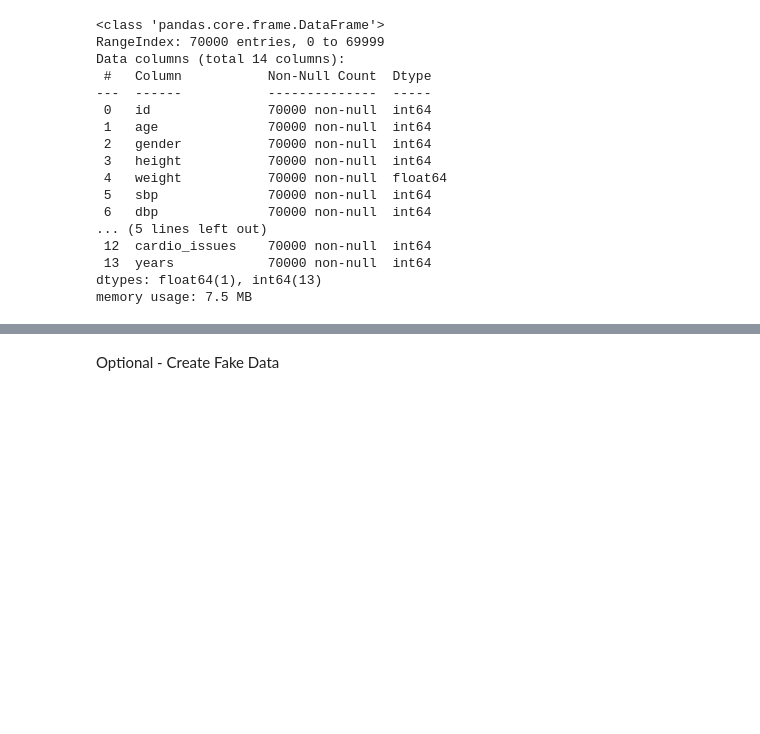
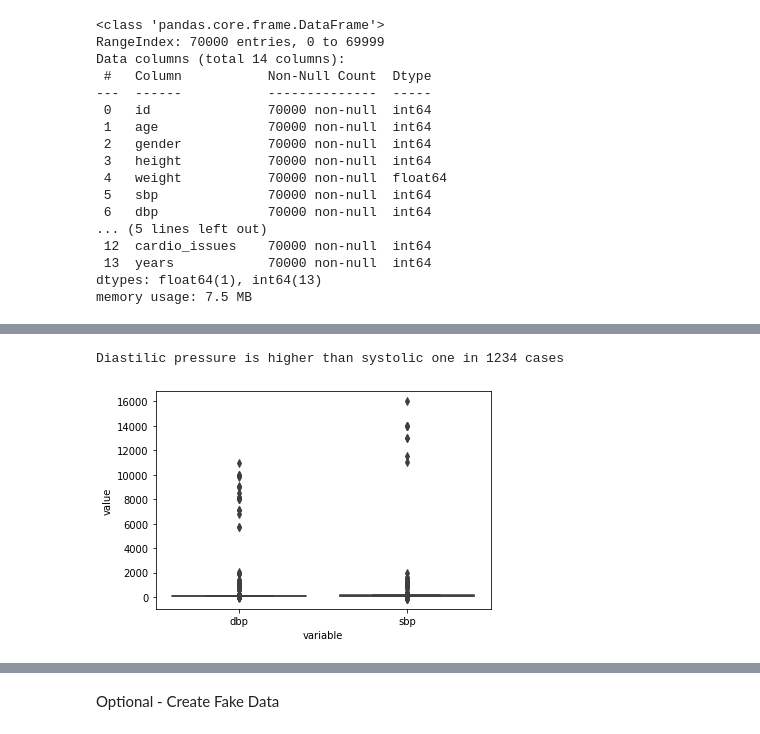
Before and after one commit to bojiix/RAM-OSI-BAN-AI, a Jupyter notebook: ErrorFilterAndOthers.ipynb, the cells around one changed output, grey strips where cells are left out. Cells and saved outputs as stored; diff of their text form; code cells hidden in the pictures; blank space fills up the shorter version.

```diff
--- a/ErrorFilterAndOthers.ipynb
+++ b/ErrorFilterAndOthers.ipynb
@@ -399,0 +420,4 @@ df.describe() # calculeaza count, mean, ... max pentru toate datele
+# %%
+def checkDSP(data, bpmelt):
+  sns.boxplot(x = 'variable',y = 'value',data = bpmelt)
+  print("Diastilic pressure is higher than systolic one in {0} cases".format(data[data['dbp']> data['sbp']].shape[0]))
@@ -399,0 +440,3 @@ df.describe() # calculeaza count, mean, ... max pentru toate datele
+# %%
+blood_pressure = df.loc[:,['dbp','sbp']]
+blood_pressure
@@ -399,0 +457,3 @@ df.describe() # calculeaza count, mean, ... max pentru toate datele
+# %%
+blood_pressureMelt = blood_pressure.melt()
+blood_pressureMelt
@@ -399,0 +474,5 @@ df.describe() # calculeaza count, mean, ... max pentru toate datele
+# %%
+checkDSP(df, blood_pressureMelt)
+# %% [output]
+Diastilic pressure is higher than systolic one in 1234 cases
+[figure, added]
```
Also changed, not shown: parts of 19 cells of this notebook.
